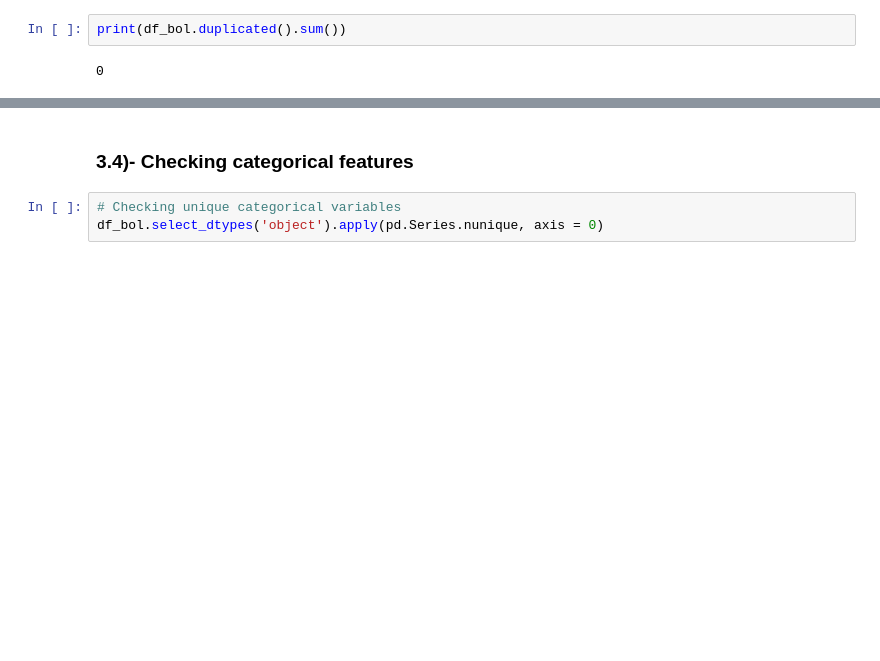
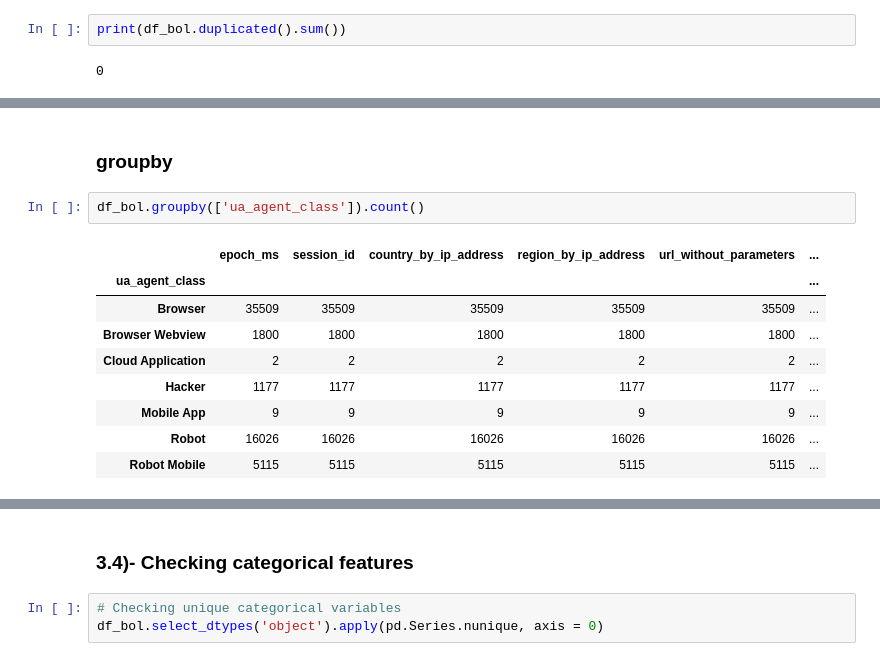
Before and after one commit to HassanSherwani/Bot_or_Not, a Jupyter notebook: EDA.ipynb, the cells around one changed output, grey strips where cells are left out. Cells and saved outputs as stored; diff of their text form; blank space fills up the shorter version.

```diff
--- a/EDA.ipynb
+++ b/EDA.ipynb
@@ -190,0 +211,14 @@ print(df_bol.duplicated().sum())
+# %% [markdown]
+### groupby
+# %%
+df_bol.groupby(['ua_agent_class']).count()
+# %% [output]
+|  | epoch_ms | session_id | country_by_ip_address | region_by_ip_address | url_without_parameters | ... |
+| ua_agent_class |  |  |  |  |  | ... |
+| Browser | 35509 | 35509 | 35509 | 35509 | 35509 | ... |
+| Browser Webview | 1800 | 1800 | 1800 | 1800 | 1800 | ... |
+| Cloud Application | 2 | 2 | 2 | 2 | 2 | ... |
+| Hacker | 1177 | 1177 | 1177 | 1177 | 1177 | ... |
+| Mobile App | 9 | 9 | 9 | 9 | 9 | ... |
+| Robot | 16026 | 16026 | 16026 | 16026 | 16026 | ... |
+| Robot Mobile | 5115 | 5115 | 5115 | 5115 | 5115 | ... |
```
Also changed, not shown: parts of 11 cells of this notebook.
